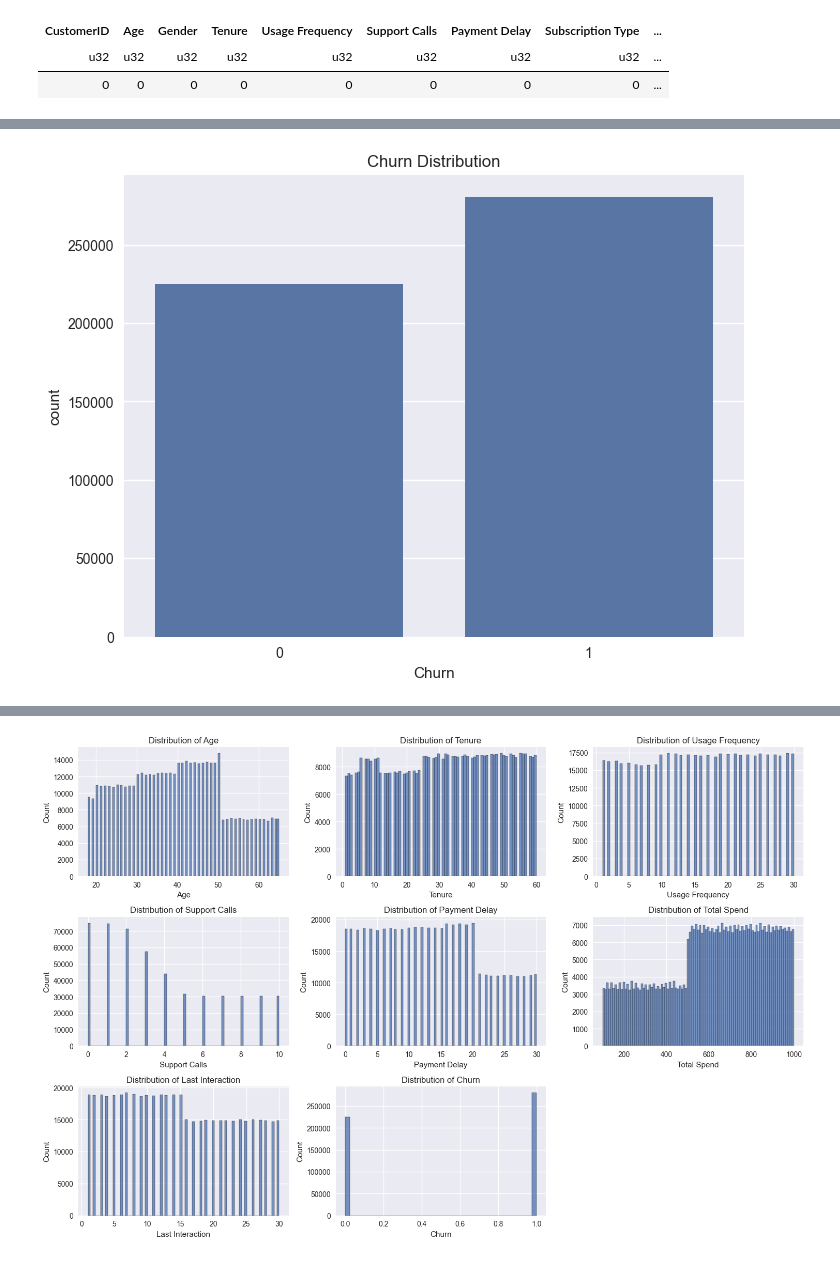
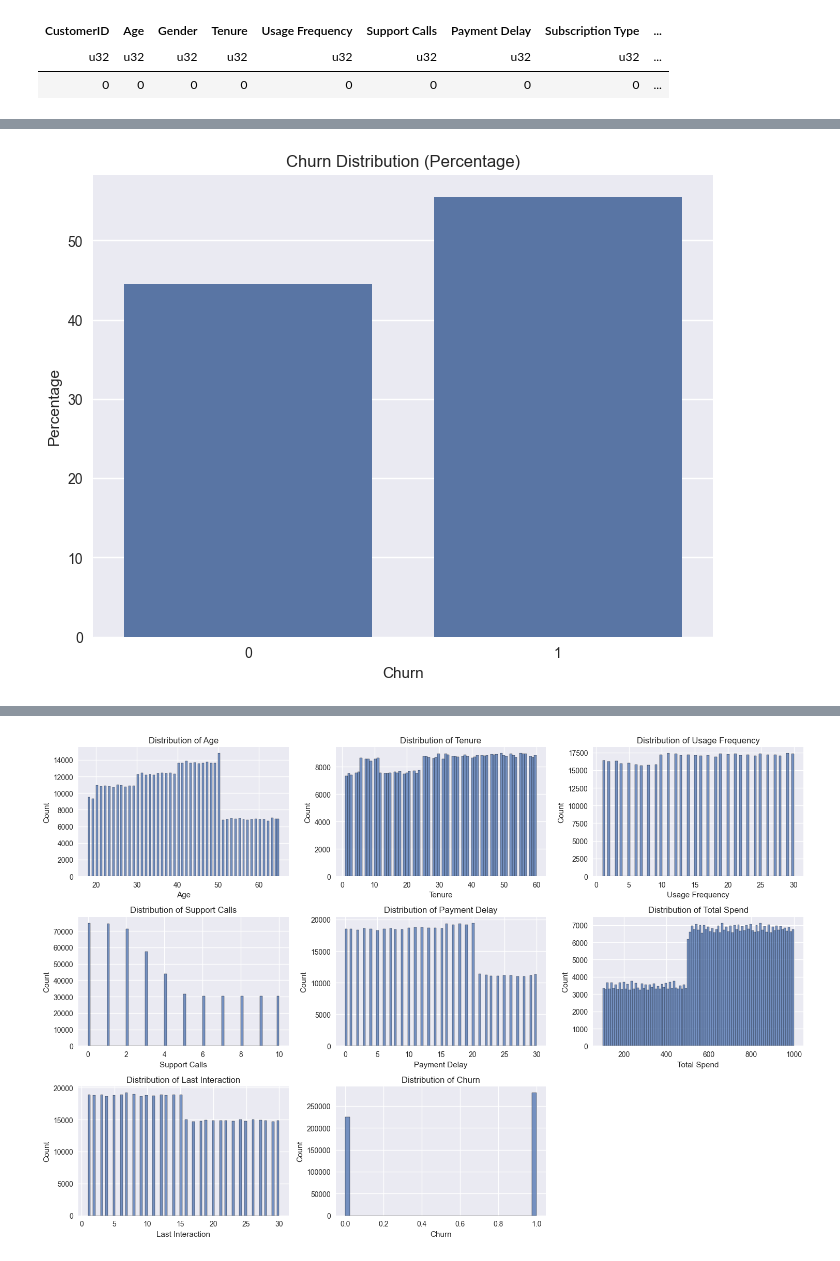
Before and after one commit to Mamdouh66/customer-churn, a Jupyter notebook: notebooks/data.ipynb, the cells around one changed output, grey strips where cells are left out. Saved outputs shown, nothing was run; the diff lists cells and outputs as text; code cells hidden in the pictures.

```diff
--- a/notebooks/data.ipynb
+++ b/notebooks/data.ipynb
@@ -92,10 +84,11 @@ shape: (2, 3)
 # %%
 plt.figure(figsize=(8, 6))
-sns.barplot(data=churn_distribution.collect(), x="Churn", y="count")
-plt.title("Churn Distribution")
+sns.barplot(data=churn_distribution.collect(), x="Churn", y="percentage")
+plt.title("Churn Distribution (Percentage)")
+plt.ylabel("Percentage")
 plt.show()
 # %% [output]
-[figure, old version]
+[figure, new version]
 # %%
 categorical_cols = ["Gender", "Subscription Type", "Contract Length"]
 
```
Also changed, not shown: parts of 20 cells of this notebook.
